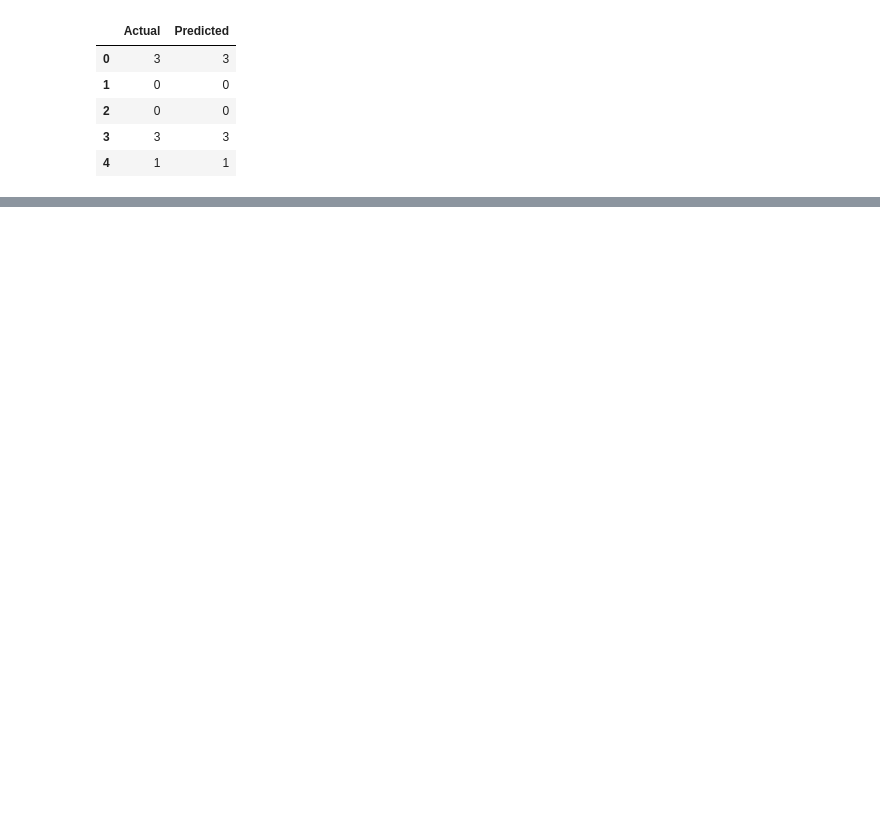
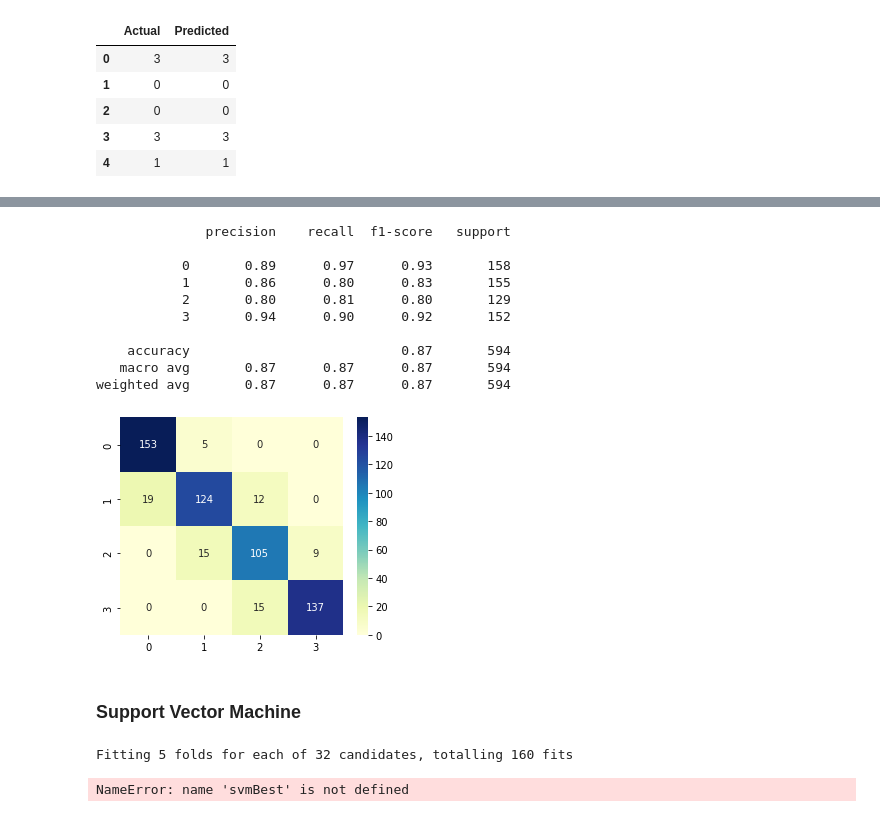
Before and after one commit to Liore-S/mobile-price-classification, a Jupyter notebook: modelling.ipynb, the cells around one changed output, grey strips where cells are left out. Cells and saved outputs as stored; diff of their text form; code cells hidden in the pictures; blank space fills up the shorter version.

```diff
--- a/modelling.ipynb
+++ b/modelling.ipynb
@@ -264,0 +272,4 @@ weighted avg       0.87      0.87      0.87       594
+# %%
+grid =  GridSearchCV(RandomForestClassifier(), rfParams, cv=5, verbose = 1, n_jobs = -1, scoring='accuracy')
+grid.fit(x_train, y_train)
+grid.best_params_, grid.best_score_
@@ -264,0 +280,3 @@ weighted avg       0.87      0.87      0.87       594
+# %%
+rfBest = grid.best_estimator_
+rfBest.fit(x_train, y_train)
@@ -264,0 +285,3 @@ weighted avg       0.87      0.87      0.87       594
+# %%
+y_rf = rfBest.predict(x_test)
+pd.DataFrame(np.c_[y_test, y_dt], columns=['Actual', 'Predicted']).head()
@@ -264,0 +295,28 @@ weighted avg       0.87      0.87      0.87       594
+# %%
+rfTrain = rfBest.score(x_train, y_train)*100
+rfTest = rfBest.score(x_test, y_test)*100
+rfCon = confusion_matrix(y_test, y_rf)
+print(classification_report(y_test, y_rf))
+plt.figure(figsize=(5,4))
+sns.heatmap(rfCon, annot=True, fmt='g', cmap='YlGnBu')
+eval('Random Forest',rfTest,rfTrain)
+# %% [output]
+              precision    recall  f1-score   support
+
+           0       0.89      0.97      0.93       158
+           1       0.86      0.80      0.83       155
+           2       0.80      0.81      0.80       129
+           3       0.94      0.90      0.92       152
+
+    accuracy                           0.87       594
+   macro avg       0.87      0.87      0.87       594
+weighted avg       0.87      0.87      0.87       594
+[figure, added]
+# %% [markdown]
+### Support Vector Machine
+# %%
+grid =  GridSearchCV(SVC(), svmParams, cv=5, verbose = 1, n_jobs = -1, scoring='accuracy')
+grid.fit(x_train, y_train)
+grid.best_params_, grid.best_score_
+# %% [output]
+Fitting 5 folds for each of 32 candidates, totalling 160 fits
@@ -265,3 +329,12 @@ weighted avg       0.87      0.87      0.87       594
+# %%
+svmTrain = svmBest.score(x_train, y_train)*100
+svmTest = svmBest.score(x_test, y_test)*100
+svmCon = confusion_matrix(y_test, y_rf)
+print(classification_report(y_test, y_rf))
+plt.figure(figsize=(5,4))
+sns.heatmap(rfCon, annot=True, fmt='g', cmap='YlGnBu')
+# %% [output]
+NameError: name 'svmBest' is not defined
 # %%
 result = pd.DataFrame({'Model': MODEL, 'Test Accuracy': TEST, 'Train Accuracy': TRAIN})
 result.sort_values(by='Test Accuracy', ascending=False)
```
Also changed, not shown: parts of 23 cells of this notebook.
